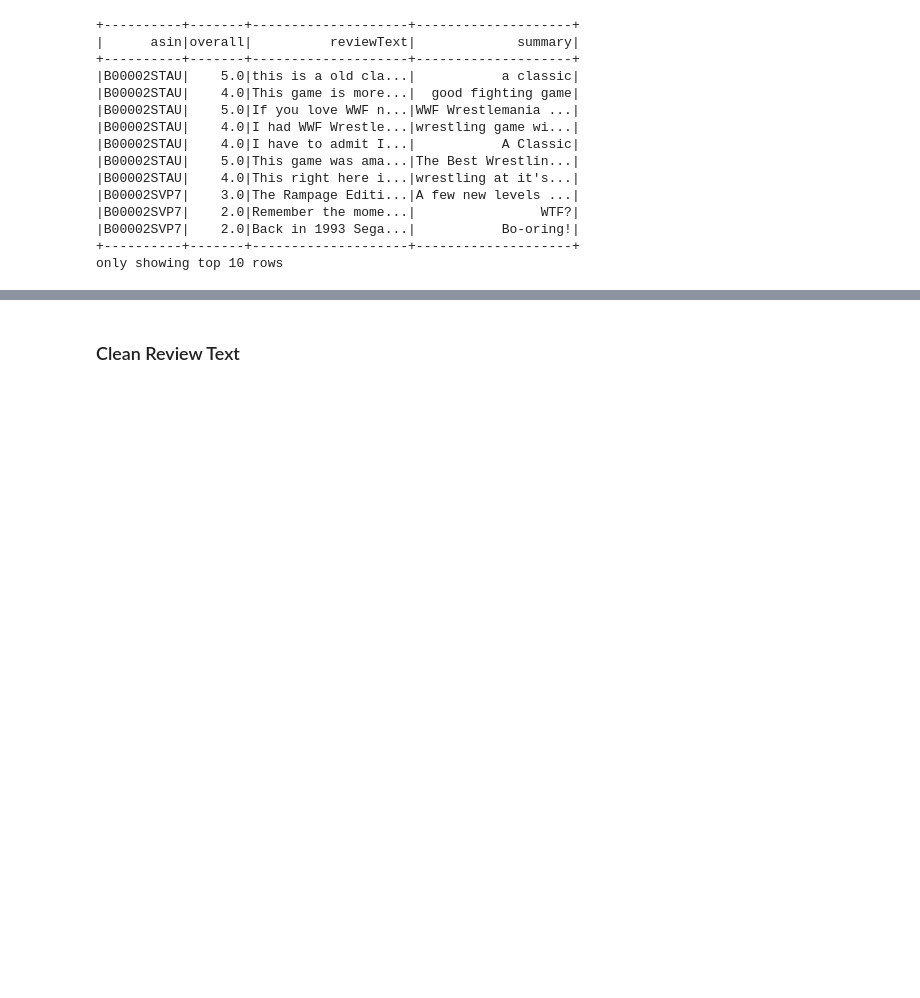
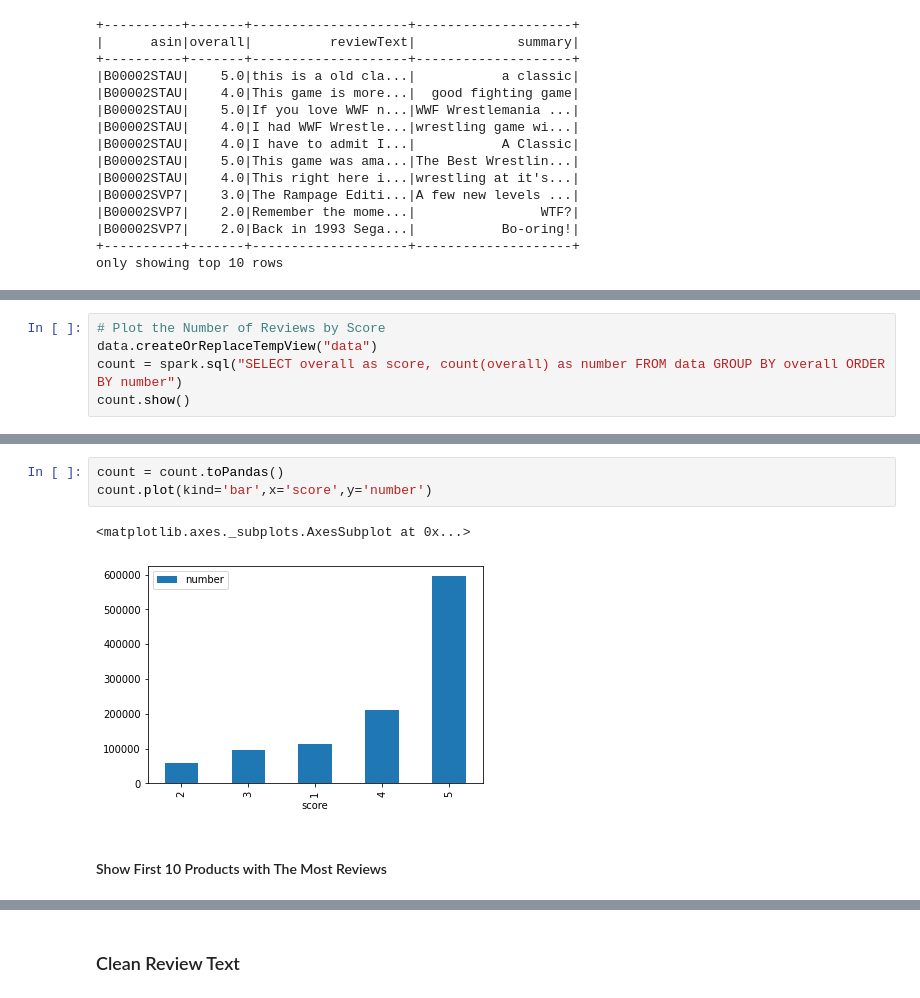
Before and after one commit to DylanJJH/502_Project, a Jupyter notebook: data_modeling.ipynb, the cells around one changed output, grey strips where cells are left out. Saved outputs shown, nothing was run; the diff lists cells and outputs as text; blank space fills up the shorter version.

```diff
--- a/data_modeling.ipynb
+++ b/data_modeling.ipynb
@@ -62,0 +107,5 @@ DataFrame[asin: string, overall: double, reviewText: string, summary: string]
+# %%
+# Plot the Number of Reviews by Score
+data.createOrReplaceTempView("data")
+count = spark.sql("SELECT overall as score, count(overall) as number FROM data GROUP BY overall ORDER BY number")
+count.show()
@@ -62,0 +122,8 @@ DataFrame[asin: string, overall: double, reviewText: string, summary: string]
+# %%
+count = count.toPandas()
+count.plot(kind='bar',x='score',y='number')
+# %% [output]
+<matplotlib.axes._subplots.AxesSubplot at 0x...>
+[figure, added]
+# %% [markdown]
+#### Show First 10 Products with The Most Reviews
```
Also changed, not shown: parts of 30 cells of this notebook.
